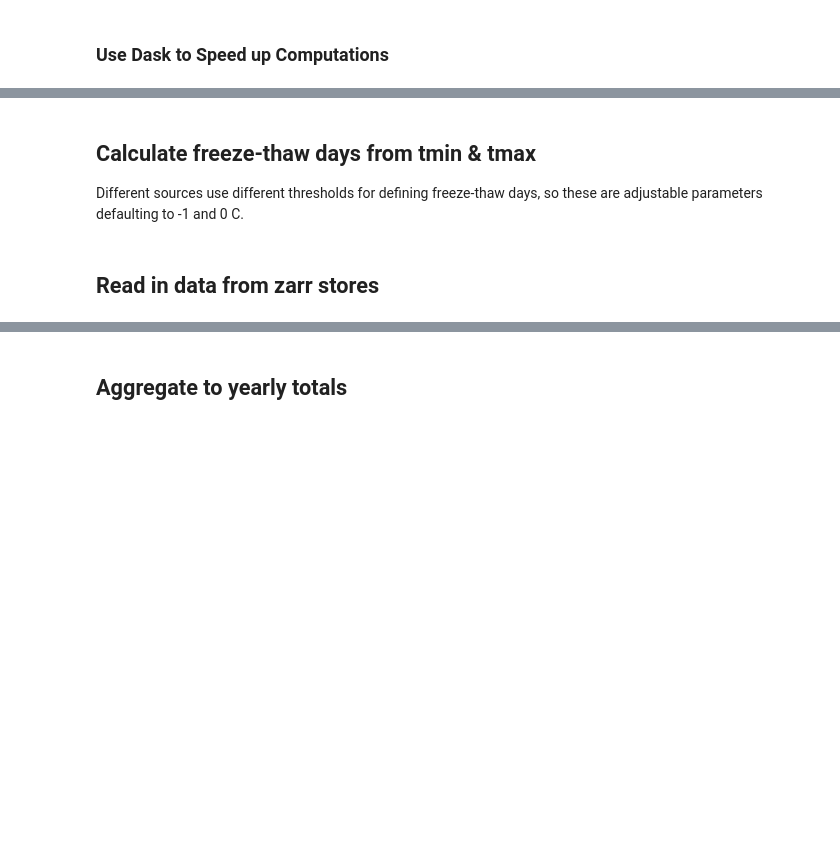
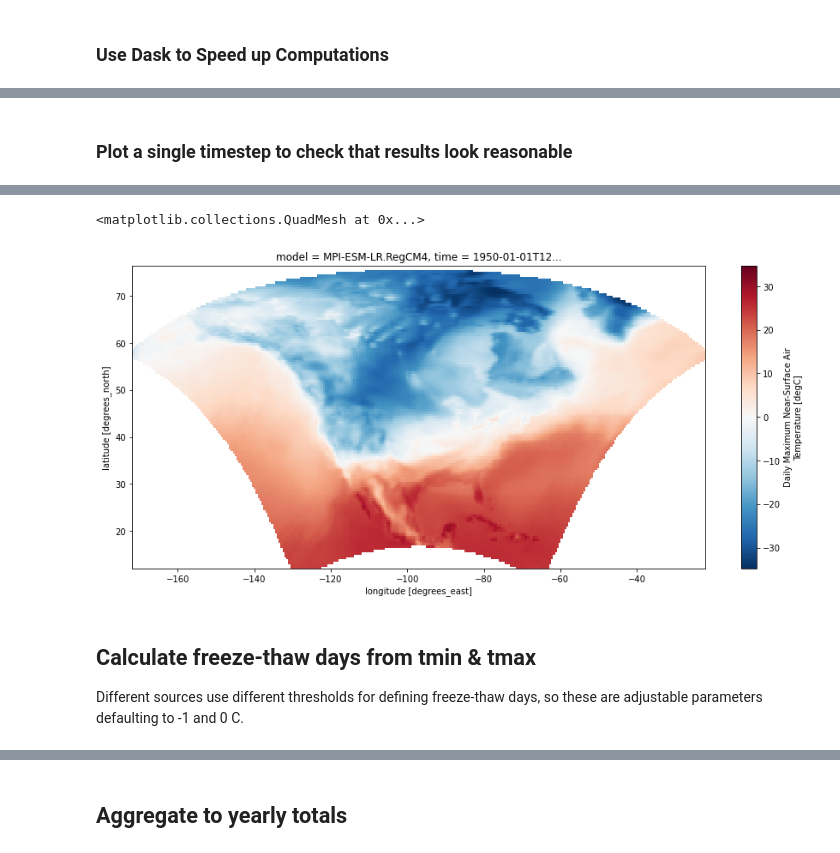
Before and after one commit to anissa111/na-cordex-zarr-jnb, a Jupyter notebook: notebooks/na-cordex/freeze-thaw-day-calculation.ipynb, the cells around one changed output, grey strips where cells are left out. Drawn from its saved outputs; the diff is of its cells as text; code cells hidden in the pictures; blank space fills up the shorter version.

```diff
--- a/notebooks/na-cordex/freeze-thaw-day-calculation.ipynb
+++ b/notebooks/na-cordex/freeze-thaw-day-calculation.ipynb
@@ -45,0 +66,29 @@ VBox(children=(HTML(value='<h2>NCARCluster</h2>'), HBox(children=(HTML(value='\n
+# %%
+indir  = '/glade/scratch/bonnland/na-cordex/zarr-publish'
+#outdir = '/glade/scratch/mcginnis/deloitte/canada/zarr'
+
+## zarrfiles are named {var}.{scenario}.day.{grid}.{bc}.zarr
+zarr = "day.NAM-44i.raw.zarr"
+
+## dict to rename member_id dimension for better plot readability
+alias = {'member_id':'model'}
+
+## iterating over scenarios and variables
+scenarios = ("rcp45", "rcp85")
+
+dslist = list()
+
+
+for scen in scenarios:
+    ds = xr.Dataset()
+    for var in ("tmax","tmin"):
+        zarrfile = indir + "/" + var + ".hist-" + scen + "." + zarr
+        ds[var] = xr.open_zarr(zarrfile, consolidated=True)[var].rename(alias)
+    dslist.append(ds)
+    del ds
+
+
+## Need to make scenarios tuple into a numpy array to use it as a coordinate variable
+scenarr = np.array(scenarios, dtype="object")
+
+ds = xr.concat(dslist, "scen").assign_coords({"scen": scenarr})
@@ -45,0 +138,13 @@ VBox(children=(HTML(value='<h2>NCARCluster</h2>'), HBox(children=(HTML(value='\n
+# %% [markdown]
+### Plot a single timestep to check that results look reasonable
+# %%
+%%time
+
+sim = 'MPI-ESM-LR.RegCM4'
+date = "1950-01-01"
+scen = "rcp85"
+
+slice = ds['tmax'].sel(model=sim, time=date, scen=scen)
+
+slice.plot(figsize=(15,6.5))
+# %% [output]
@@ -46,3 +153,5 @@ VBox(children=(HTML(value='<h2>NCARCluster</h2>'), HBox(children=(HTML(value='\n
+<matplotlib.collections.QuadMesh at 0x...>
+[figure, added]
 # %% [markdown]
 ## Calculate freeze-thaw days from tmin & tmax
 
@@ -57,2 +158,0 @@ def freezethaw(tmin_var, tmax_var, freezetemp=-1, thawtemp=0):
-# %% [markdown]
-## Read in data from zarr stores
```
Also changed, not shown: parts of 30 cells of this notebook.
